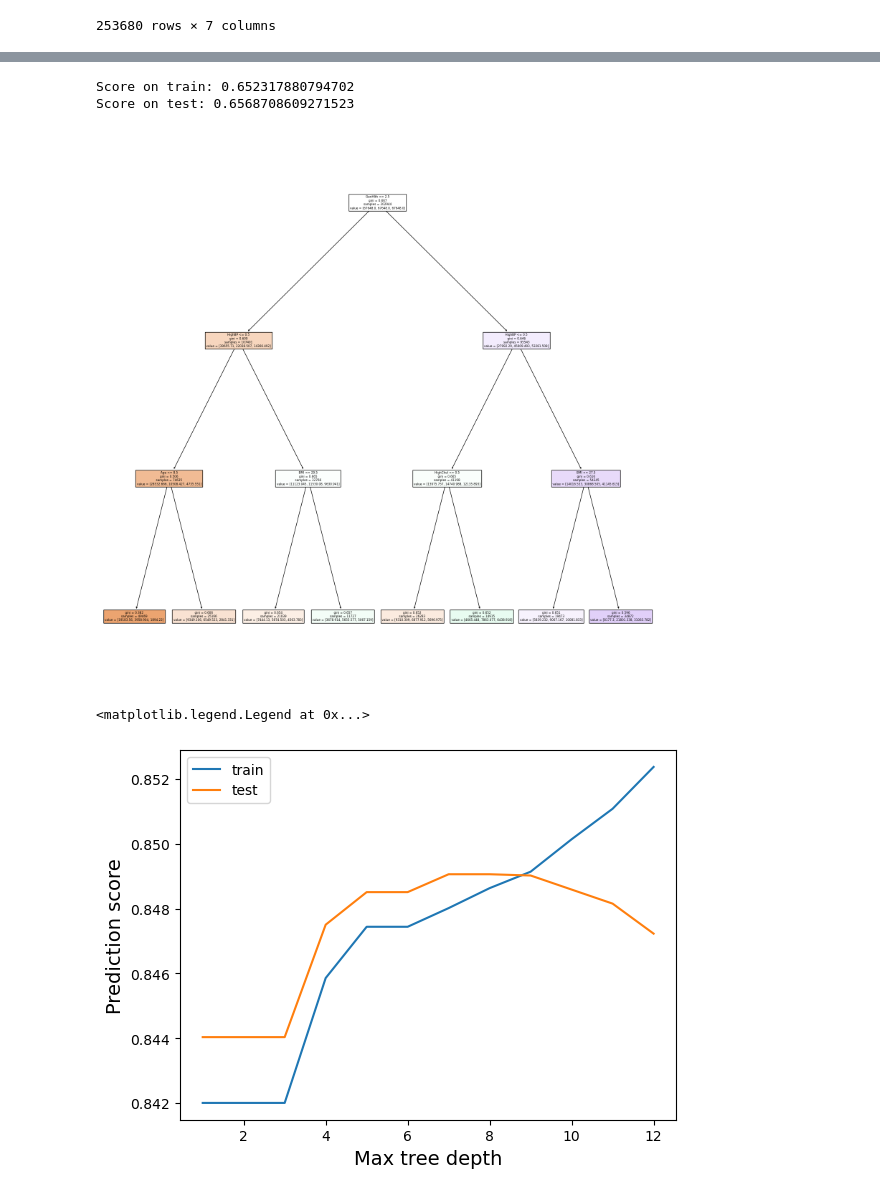
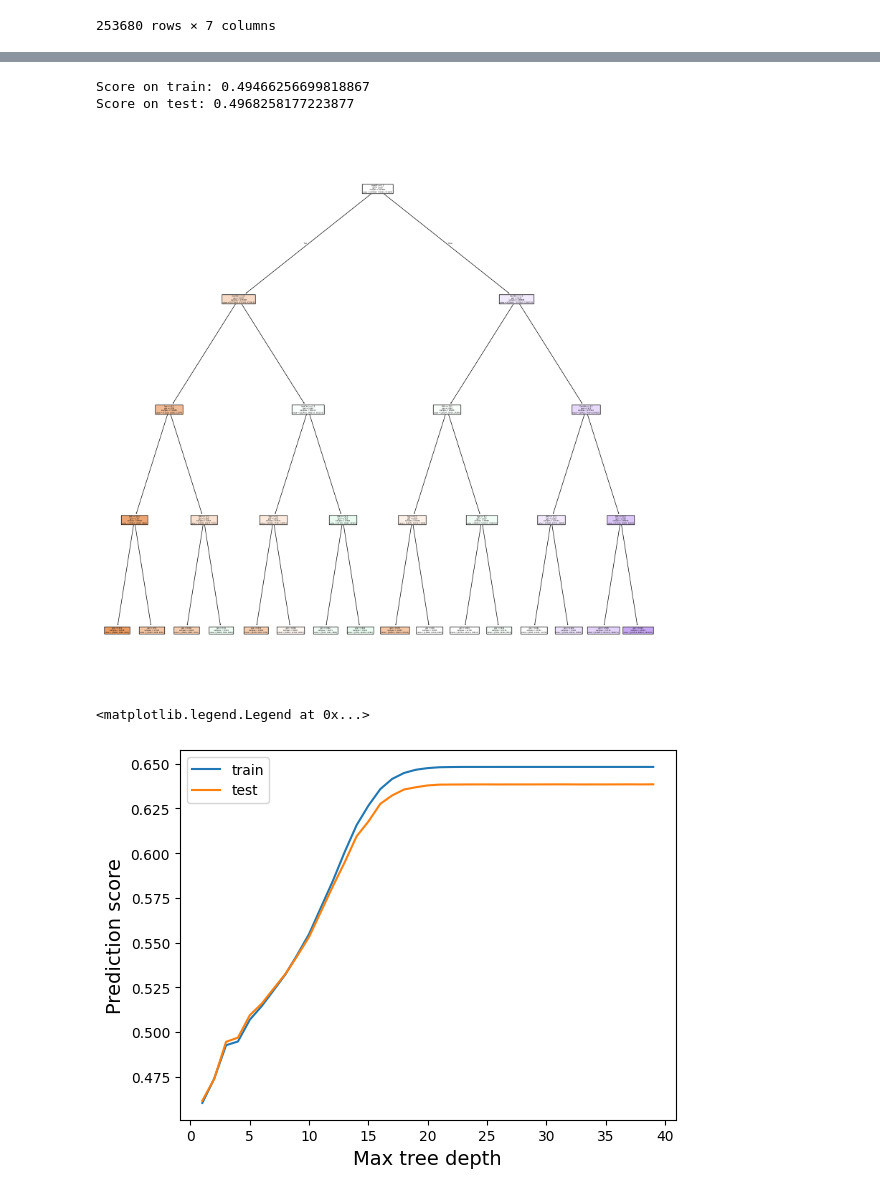
Before and after one commit to suhasp3/DiabetesClassifier, a Jupyter notebook: Project.ipynb, the cells around one changed output, grey strips where cells are left out. Drawn from its saved outputs; the diff is of its cells as text; code cells hidden in the pictures.

```diff
--- a/Project.ipynb
+++ b/Project.ipynb
@@ -143,33 +217,34 @@ y_train_diabetes = train_diabetes['Diabetes_012']
 X_test_diabetes = test_diabetes.drop(columns = ["Diabetes_012"])
 y_test_diabetes = test_diabetes['Diabetes_012']
 # %%
-T = DecisionTreeClassifier(max_depth=3, class_weight='balanced')
+T = DecisionTreeClassifier(max_depth=4)
 T.fit(X_train_diabetes, y_train_diabetes)
 train_score = T.score(X_train_diabetes, y_train_diabetes)
 test_score = T.score(X_test_diabetes, y_test_diabetes)
 print('Score on train:', train_score)
 print('Score on test:', test_score)
 
 fig, ax = plt.subplots(1, figsize = (20, 20))
 p = plot_tree(T, filled = True, feature_names = X_train_diabetes.columns)
 # %% [output]
-Score on train: 0.652317880794702
-Score on test: 0.6568708609271523
+Score on train: 0.49466256699818867
+Score on test: 0.4968258177223877
-[figure, old version]
+[figure, new version]
 # %%
 train_scores=[]
 test_scores=[]
-r=range(1,13)
+r=range(1,40)
 for i in r:
     T = DecisionTreeClassifier(max_depth=i)
     T.fit(X_train_diabetes, y_train_diabetes)
     train_scores.append(T.score(X_train_diabetes, y_train_diabetes))
     test_scores.append(T.score(X_test_diabetes, y_test_diabetes))
 fig, ax = plt.subplots(1)
+sns.lineplot(x=r,y=train_scores,label='train')
 sns.lineplot(x=r,y=test_scores,label='test')
 ax.set_ylabel('Prediction score', fontsize=14)
 ax.set_xlabel('Max tree depth', fontsize=14)
 ax.legend()
 # %% [output]
 <matplotlib.legend.Legend at 0x...>
-[figure, old version]
+[figure, new version]
```
Also changed, not shown: parts of 14 cells of this notebook, 1 other file.
